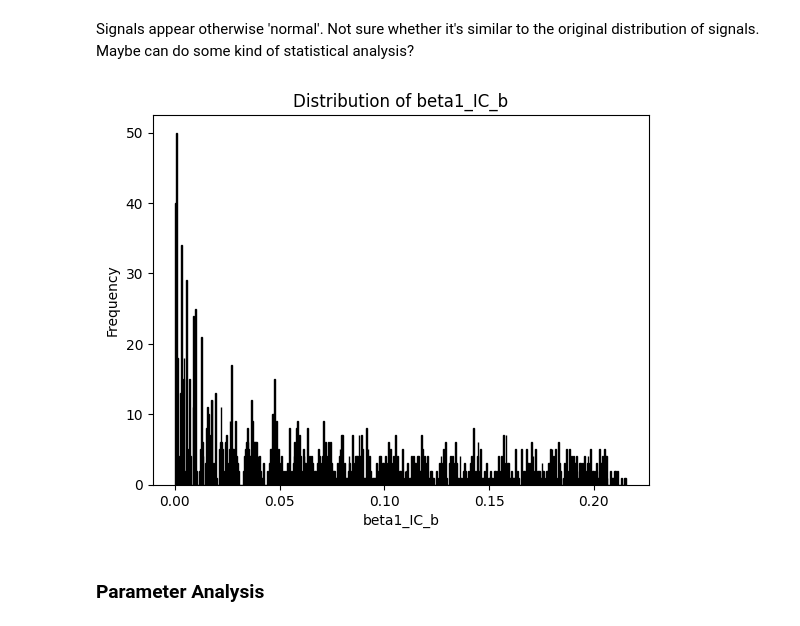
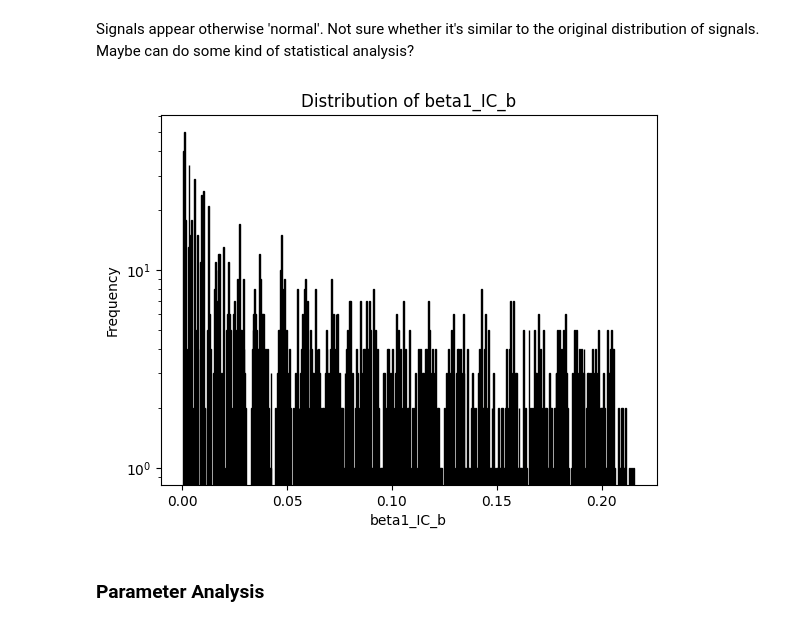
Before and after one commit to the-tarin/gw-generative-models, a Jupyter notebook: analysis/parameter_analysis.ipynb, the cells around one changed output. Saved outputs shown, nothing was run; the diff lists cells and outputs as text; code cells hidden in the pictures.

```diff
--- a/analysis/parameter_analysis.ipynb
+++ b/analysis/parameter_analysis.ipynb
@@ -106,11 +106,12 @@ parameters_selected_df = parameters_selected_df[parameters_selected_df['beta1_IC
 # %%
 plt.hist(parameters_selected_df['beta1_IC_b'], bins=500, edgecolor='k')  # You can adjust the number of bins as needed
 plt.xlabel('beta1_IC_b')
-plt.ylabel('Frequency')
+plt.ylabel('log(Frequency)')
 plt.title('Distribution of beta1_IC_b')
+plt.yscale("log")
 plt.show()
 # %% [output]
-[figure, old version]
+[figure, new version]
 # %% [markdown]
 ### Parameter Analysis
 # %% [markdown]
```
Also changed, not shown: parts of 2 cells of this notebook, 1 other file.
